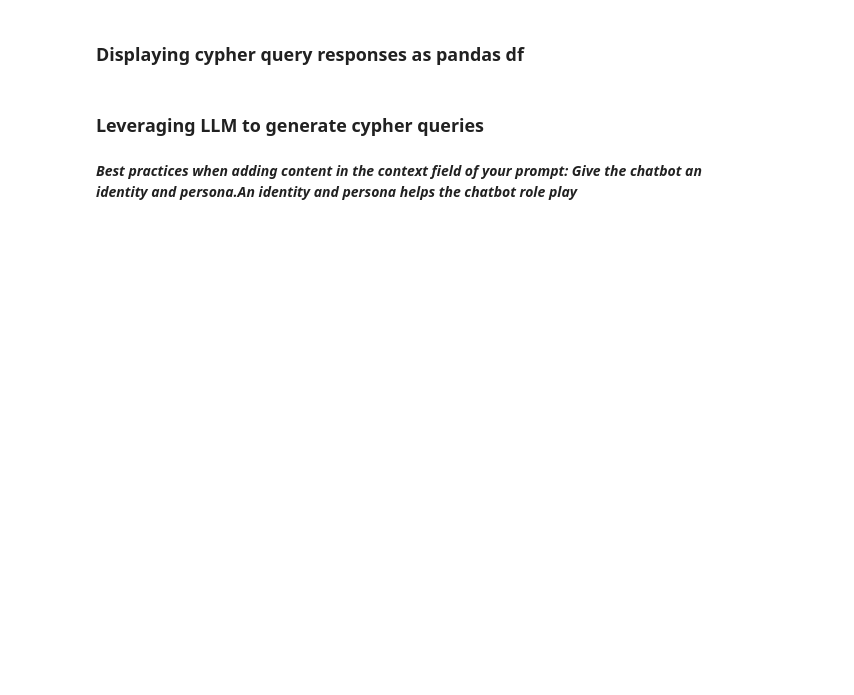
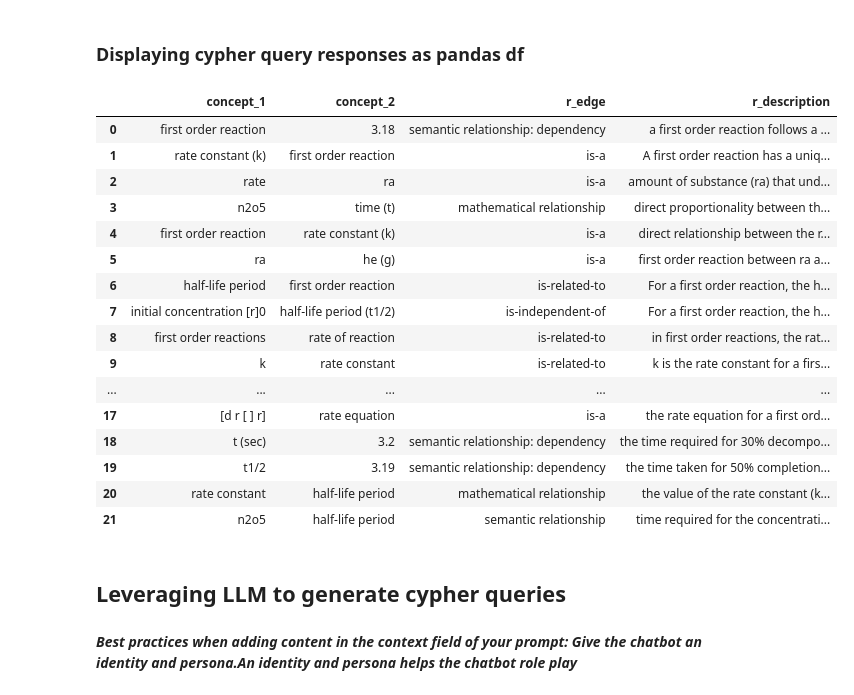
Before and after one commit to whimsical-seeker/SchoolAIKit-Text-Knowledge-graphs-and-search-chat, a Jupyter notebook: chatbot/chatbot_eng_cyphers_eng_v2.ipynb, the cells around one changed output. Cells and saved outputs as stored; diff of their text form; code cells hidden in the pictures; blank space fills up the shorter version.

```diff
--- a/chatbot/chatbot_eng_cyphers_eng_v2.ipynb
+++ b/chatbot/chatbot_eng_cyphers_eng_v2.ipynb
@@ -53,9 +64,29 @@ WHERE r.description contains 'first order reaction'
 RETURN n.name as concept_1, m.name as concept_2,
 r.edge as r_edge, r.description as r_description
 """
-run_query_and_return_df(query1)
+l=run_query_and_return_df(query1)
+# %%
+l
+# %% [output]
+|  | concept_1 | concept_2 | r_edge | r_description |
+| 0 | first order reaction | 3.18 | semantic relationship: dependency | a first order reaction follows a ... |
+| 1 | rate constant (k) | first order reaction | is-a | A first order reaction has a uniq... |
+| 2 | rate | ra | is-a | amount of substance (ra) that und... |
+| 3 | n2o5 | time (t) | mathematical relationship | direct proportionality between th... |
+| 4 | first order reaction | rate constant (k) | is-a | direct relationship between the r... |
+| 5 | ra | he (g) | is-a | first order reaction between ra a... |
+| 6 | half-life period | first order reaction | is-related-to | For a first order reaction, the h... |
+| 7 | initial concentration [r]0 | half-life period (t1/2) | is-independent-of | For a first order reaction, the h... |
+| 8 | first order reactions | rate of reaction | is-related-to | in first order reactions, the rat... |
+| 9 | k | rate constant | is-related-to | k is the rate constant for a firs... |
+| ... | ... | ... | ... | ... |
+| 17 | [d r [ ] r] | rate equation | is-a | the rate equation for a first ord... |
+| 18 | t (sec) | 3.2 | semantic relationship: dependency | the time required for 30% decompo... |
+| 19 | t1/2 | 3.19 | semantic relationship: dependency | the time taken for 50% completion... |
+| 20 | rate constant | half-life period | mathematical relationship | the value of the rate constant (k... |
+| 21 | n2o5 | half-life period | semantic relationship | time required for the concentrati... |
 # %% [markdown]
-### Leveraging LLM to generate cypher queries
+## Leveraging LLM to generate cypher queries
 # %%
 #From Google Gemini AI to
 def to_markdown(text):
```
Also changed, not shown: parts of 25 cells of this notebook.
